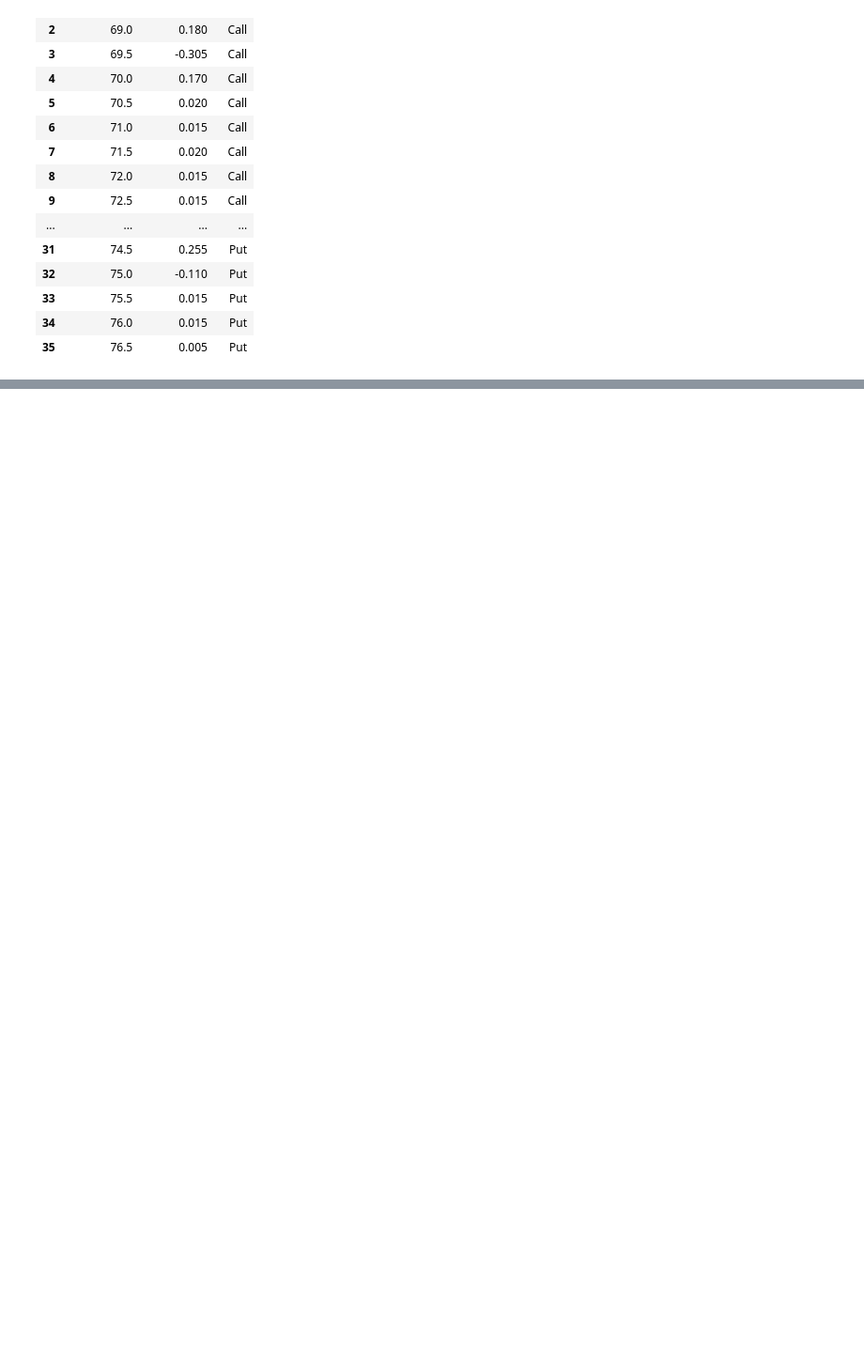
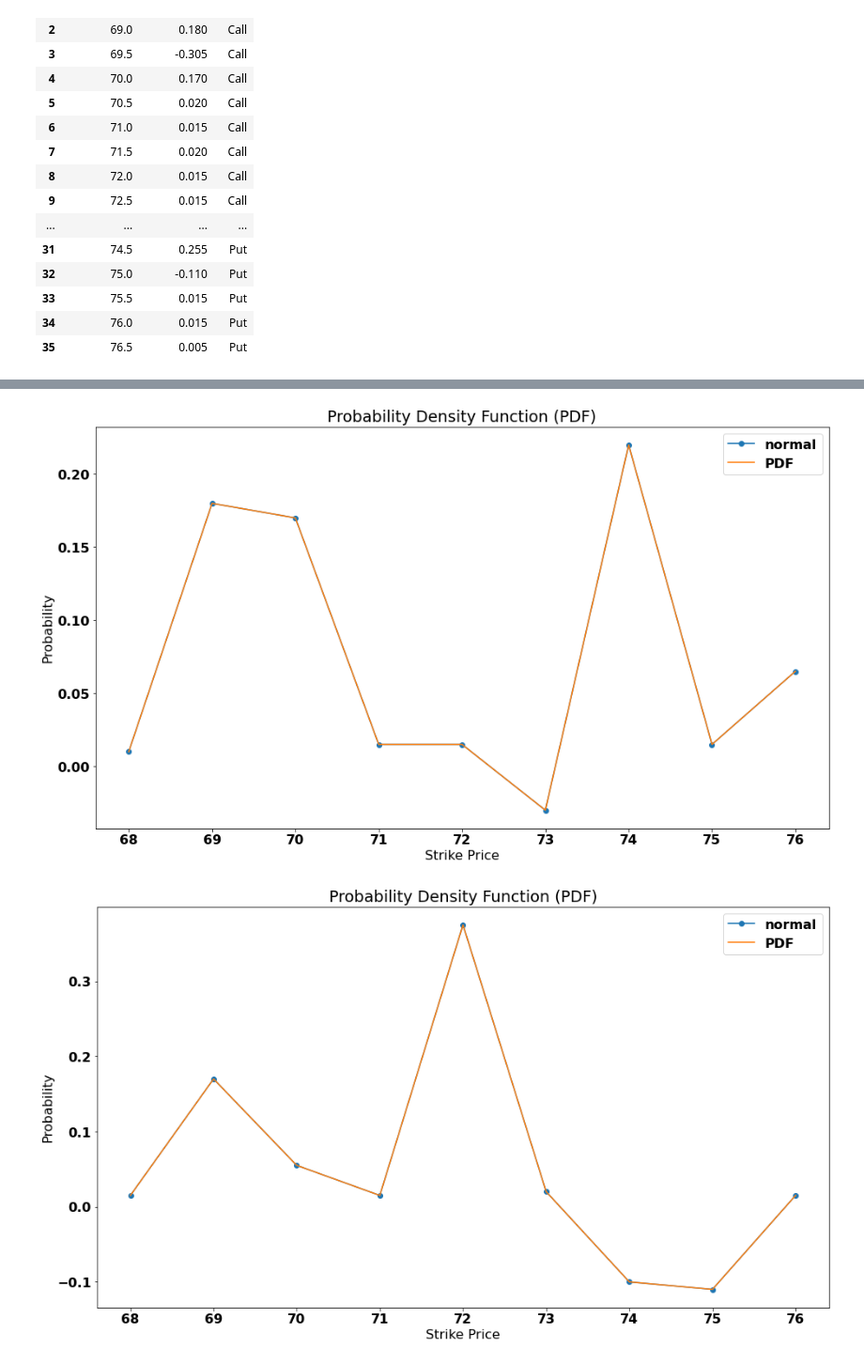
Before and after one commit to mfaldet/Stock-Evaluation, a Jupyter notebook: Option Trading/option_implied_probability.ipynb, the cells around one changed output, grey strips where cells are left out. Shown at 94% size. Saved outputs shown, nothing was run; the diff lists cells and outputs as text; code cells hidden in the pictures; blank space fills up the shorter version.

Commit message:
cubic spline and outlier removal

```diff
--- a/Option Trading/option_implied_probability.ipynb
+++ b/Option Trading/option_implied_probability.ipynb
@@ -164,3 +145,5 @@ plt.show()
-# %%
-def get_pdf(df):
-    return (df)
+# %%
+#keepers = filter(lambda n: n == n.astype(int), c_sbo['Strike Price'])
+#df=c_sbo[c_sbo['Strike Price'] == keepers]
+df = c_sbo[c_sbo['Strike Price'] == c_sbo['Strike Price'].astype(int)]
+df
@@ -166,0 +161,45 @@ def get_pdf(df):
+# %%
+def get_pdf(df, remove_outliers=True, derivatives=0):
+    # Calcuate for Call and/or Put
+    for t in df.Type.unique():
+        dfo = df[df.Type == t]
+
+        if remove_outliers:
+            # Remove Outliers
+            dfo = dfo[dfo['Strike Price'] == dfo['Strike Price'].astype(int)]
+
+        # Calculate Cubic Spline
+        x = dfo['Strike Price']
+        y = dfo['Probability']
+        from scipy.interpolate import CubicSpline
+        cs = CubicSpline(x, y)
+        pdf = cs(x)
+        #pdf = y.interpolate(method='cubicspline')
+        #print('Polynomial Coefficients:\n',cs.c)
+
+        # Plot
+        import matplotlib.pyplot as plt
+        plt.plot(x, y, marker='o', label='normal')
+        plt.plot(x, pdf, label='PDF')
+        if derivatives >= 1:
+            plt.plot(x, cs(x, 1), label="PDF'")
+        if derivatives >= 2:
+            plt.plot(x, cs(x, 2), label="PDF''")
+        if derivatives == 3:
+            plt.plot(x, cs(x, 3), label="PDF'''")
+        plt.legend()
+        plt.title('Probability Density Function (PDF)')
+        plt.xlabel('Strike Price')
+        plt.ylabel('Probability')
+        plt.show()
+
+        if t=='Call':
+            c_pdf = pdf
+        elif t=='Put':
+            p_pdf = pdf
+    return(c_pdf, p_pdf)
+
+sbo_pdf = get_pdf(sbo_probs, True)
+# %% [output]
+[figure, added]
+[figure, added]
```
Also changed, not shown: parts of 5 cells of this notebook.
